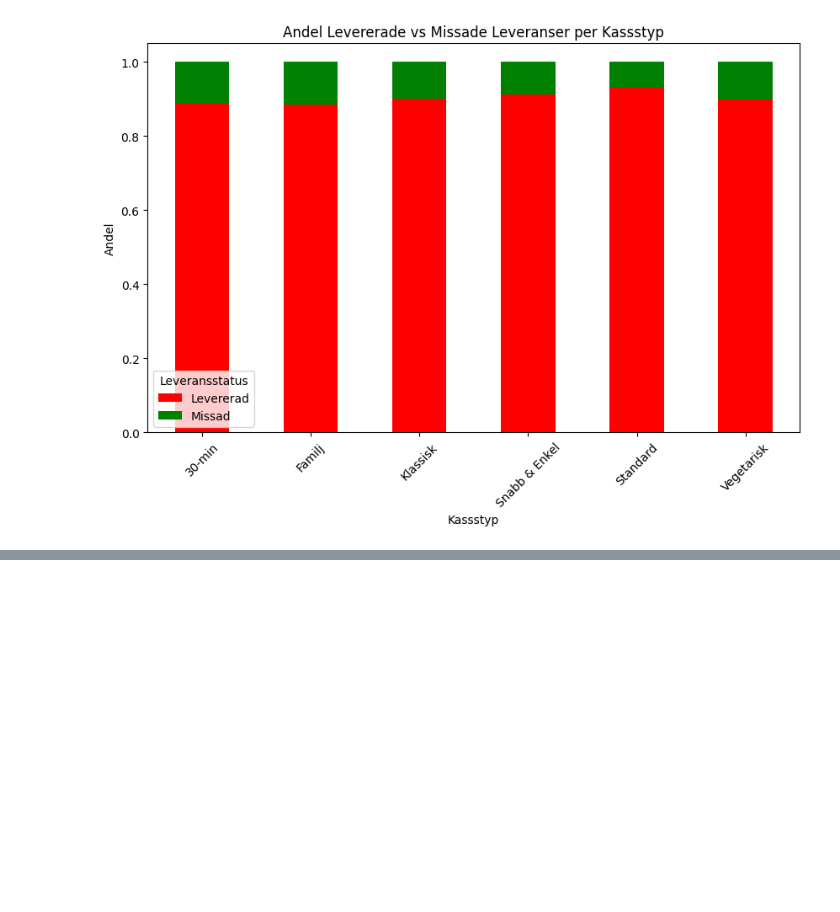
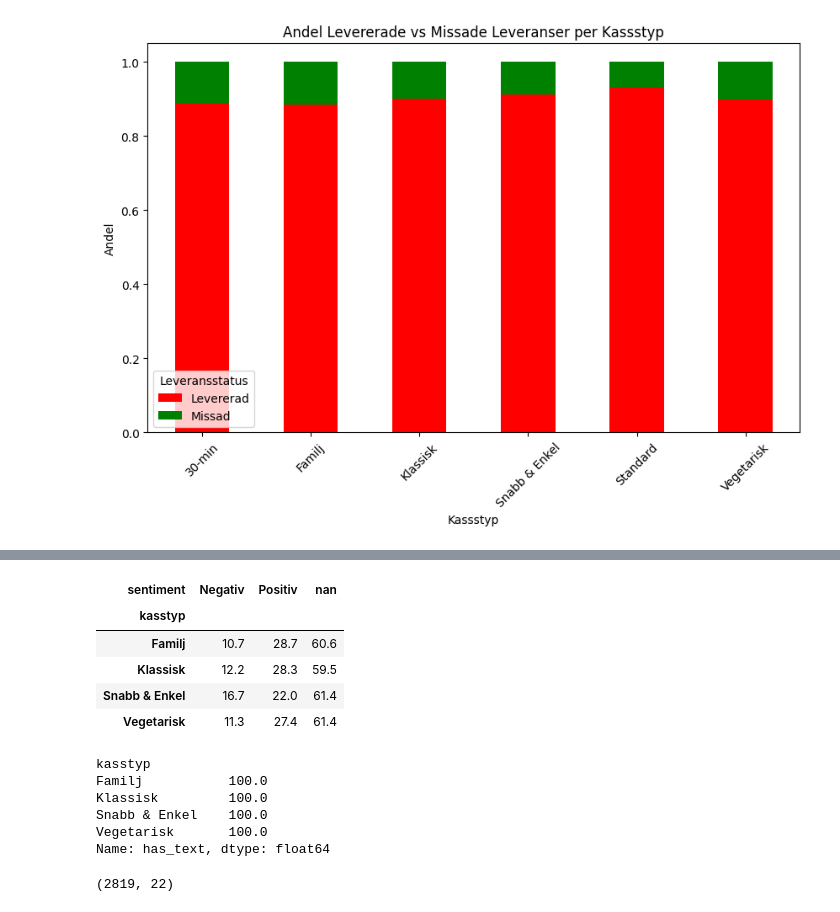
Before and after one commit to agneselner/matkassen-etl-pipeline, a Jupyter notebook: matkassen-etl/notebook/matkassen_tvattad.ipynb, the cells around one changed output, grey strips where cells are left out. Drawn from its saved outputs; the diff is of its cells as text; code cells hidden in the pictures; blank space fills up the shorter version.

```diff
--- a/matkassen-etl/notebook/matkassen_tvattad.ipynb
+++ b/matkassen-etl/notebook/matkassen_tvattad.ipynb
@@ -1744,0 +1887,12 @@ print(f"✓ Pipeline ETL klar! Tvättad data finns nu i SQLite-databasen.")
+# %%
+label_map = {
+    # Exempel — byt efter din output
+    "POSITIVE": "Positiv",
+    "NEGATIVE": "Negativ",
+    "NEUTRAL": "Neutral",
+    "LABEL_0": "Negativ",
+    "LABEL_1": "Neutral",
+    "LABEL_2": "Positiv",
+}
+
+df_features.loc[mask, "sentiment"] = [label_map.get(r["label"], r["label"]) for r in results]
@@ -1744,0 +1908,47 @@ print(f"✓ Pipeline ETL klar! Tvättad data finns nu i SQLite-databasen.")
+# %%
+df_sent = df_features[df_features["sentiment"] != "Ingen text"].copy()
+
+sentiment_kasstyp = (
+    df_sent
+    .groupby("kasstyp")["sentiment"]
+    .value_counts(normalize=True)
+    .mul(100)
+    .unstack(fill_value=0)
+    .round(1)
+)
+
+sentiment_kasstyp
+# %% [output]
+| sentiment | Negativ | Positiv | nan |
+| kasstyp |  |  |  |
+| Familj | 10.7 | 28.7 | 60.6 |
+| Klassisk | 12.2 | 28.3 | 59.5 |
+| Snabb & Enkel | 16.7 | 22.0 | 61.4 |
+| Vegetarisk | 11.3 | 27.4 | 61.4 |
+# %%
+text_rate = (
+    df_features.assign(has_text=df_features["sentiment"] != "Ingen text")
+    .groupby("kasstyp")["has_text"]
+    .mean()
+    .mul(100)
+    .round(1)
+)
+text_rate
+# %% [output]
+kasstyp
+Familj           100.0
+Klassisk         100.0
+Snabb & Enkel    100.0
+Vegetarisk       100.0
+Name: has_text, dtype: float64
+# %%
+import sqlite3
+import pandas as pd
+
+conn = sqlite3.connect("matkassen.db")
+df_features = pd.read_sql("SELECT * FROM matkassen_features", conn)
+conn.close()
+
+df_features.shape
+# %% [output]
+(2819, 22)
```
Also changed, not shown: parts of 62 cells of this notebook, 2 other files.
